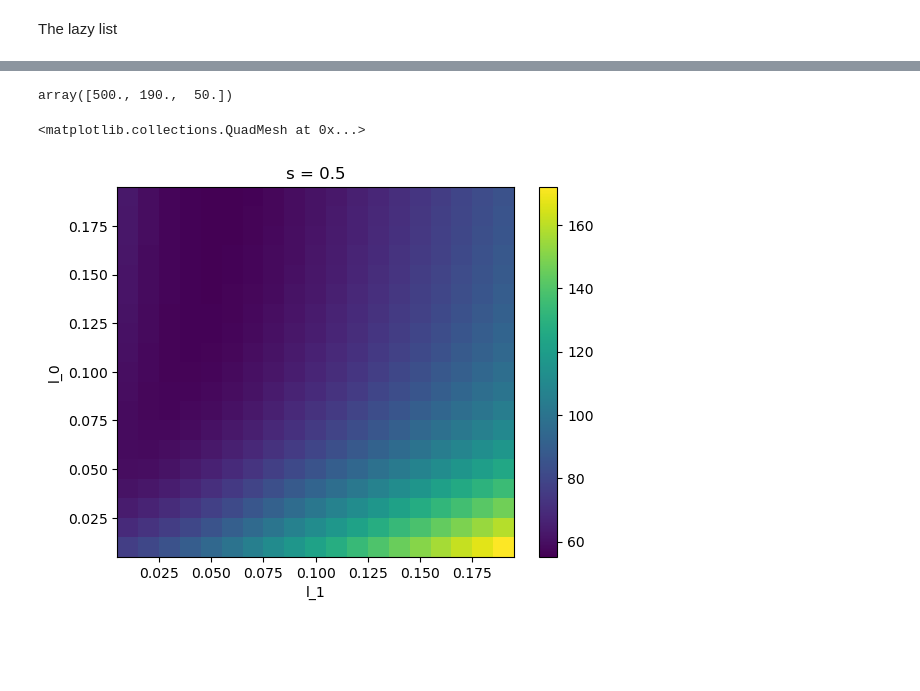
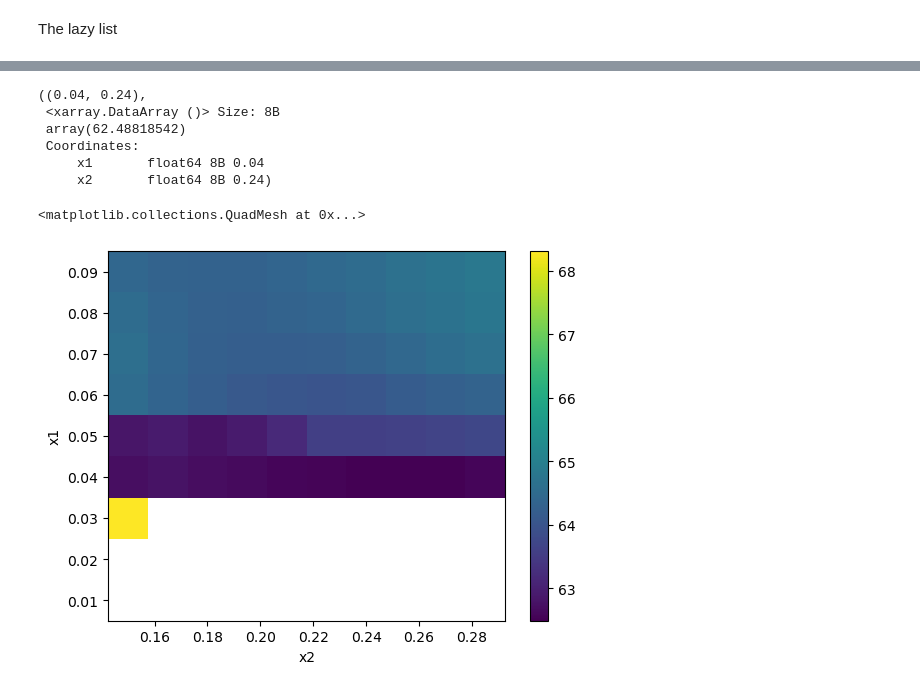
Before and after one commit to achiyaAmrusi/pyPAS, a Jupyter notebook: examples/pbs_diffusion_length_analysis.ipynb, the cells around one changed output, grey strips where cells are left out. Drawn from its saved outputs; the diff is of its cells as text; code cells hidden in the pictures; blank space fills up the shorter version.

```diff
--- a/examples/pbs_diffusion_length_analysis.ipynb
+++ b/examples/pbs_diffusion_length_analysis.ipynb
@@ -165,2 +433,5 @@ def xhi_sq_test(eff_surface_capture_rate, eff_rate_0, eff_rate_1):
+# %%
+x_1 = np.arange(10,100,10)* (nano/micro)
+x_2 = np.arange(150,300,15)* (nano/micro)
 # %% [markdown]
 The lazy list
@@ -173,3 +438,9 @@ lazy_likelihood_list = [
+# %%
+# Create delayed tasks for the entire grid
+lazy_likelihood_list = [
+    optimimze_diffusion_length(s_param, x1, x2)
+    for x1 in x_1 for x2 in x_2
+]
 # %%
 # Compute all the results in parallel
 with ProgressBar():
@@ -179,2 +450,2 @@ with ProgressBar():
 # %%
-likelihood = dask.compute(persisted_likelihoods)
+likelihood_and_parm = dask.compute(persisted_likelihoods)
@@ -190,5 +452,11 @@ likelihood_df = likelihood.rename('a').to_dataframe()
-# %%
-min_parm = likelihood_df.idxmin().item()
-np.array(min_parm)*1000
-# %% [output]
-array([500., 190.,  50.])
+# %%
+likelihood = xr.DataArray(np.array(likelihood_and_parm[0]).reshape(len(x_1), len(x_2)), coords={'x1':x_1, 'x2':x_2})
+# %%
+likelihood.to_dataframe('likelihood').idxmin().item(), likelihood.sel(x1=0.04, x2=0.24, method='nearest')
+# %% [output]
+((0.04, 0.24),
+ <xarray.DataArray ()> Size: 8B
+ array(62.48818542)
+ Coordinates:
+     x1       float64 8B 0.04
+     x2       float64 8B 0.24)
@@ -195,5 +466,5 @@ array([500., 190.,  50.])
 # %%
-likelihood.sel(s=min_parm[0]).plot()
+likelihood.plot()
 # %% [output]
 <matplotlib.collections.QuadMesh at 0x...>
-[figure, old version]
+[figure, new version]
```
Also changed, not shown: parts of 38 cells of this notebook, 12 other files.
